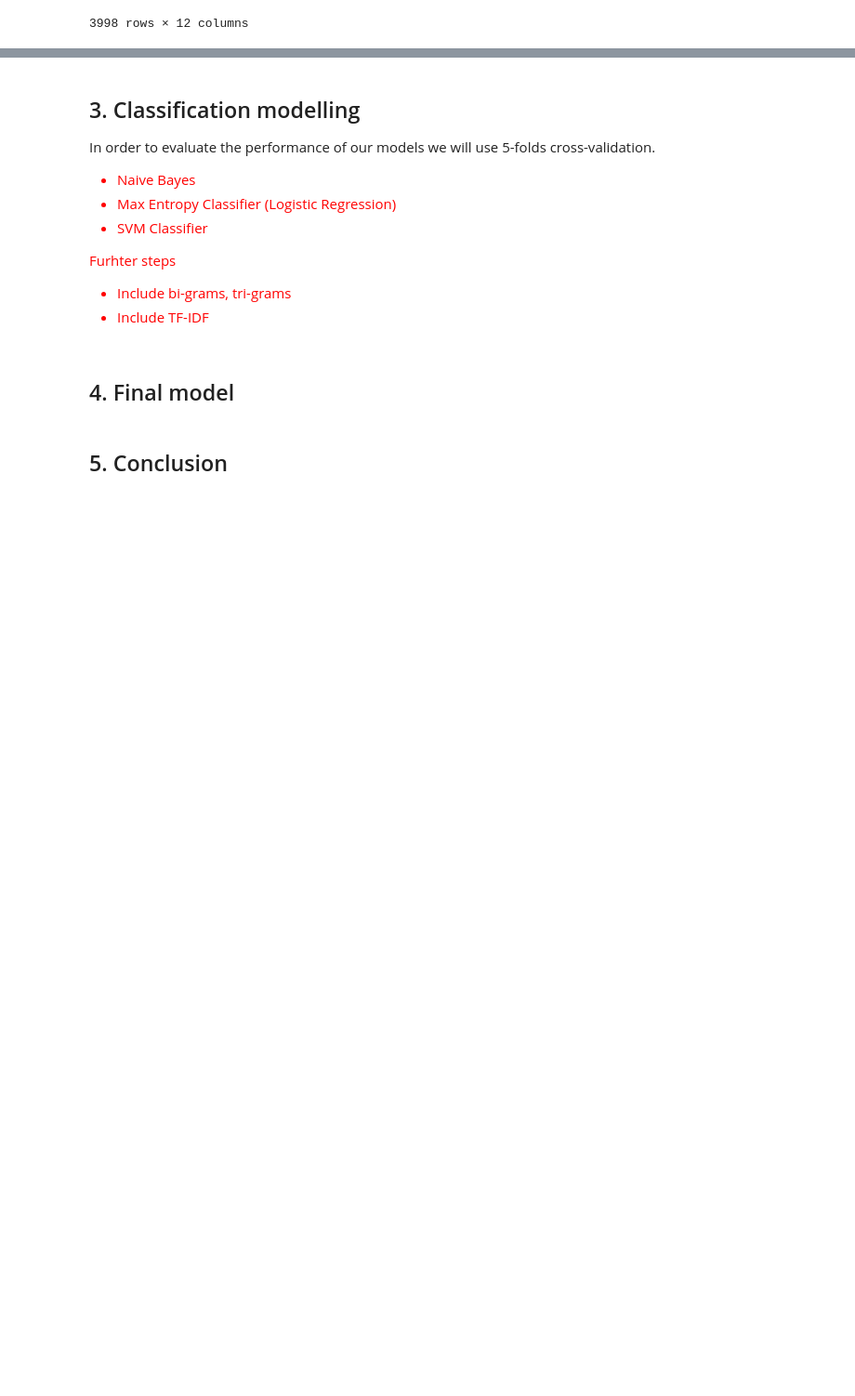
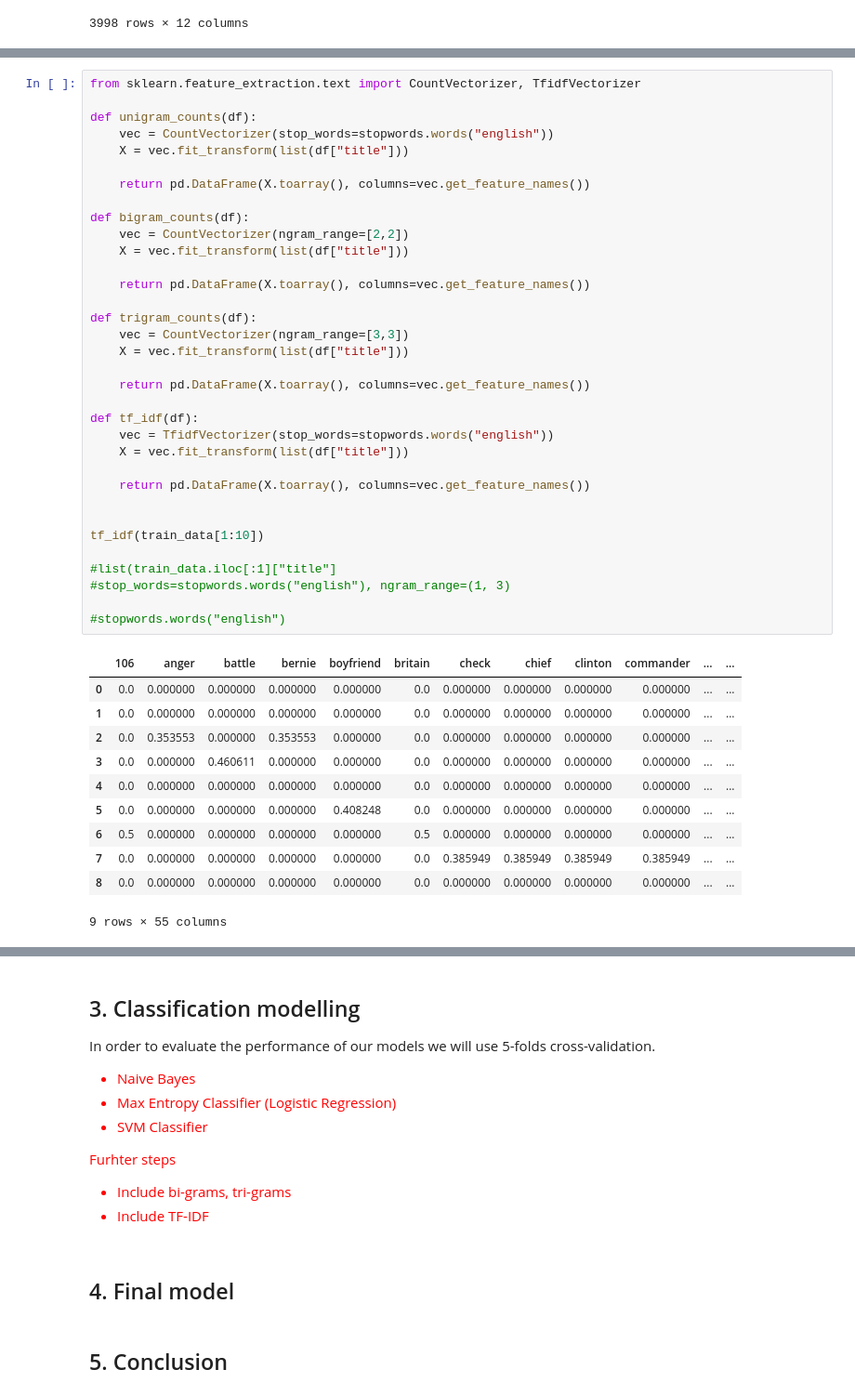
Before and after one commit to cutendorf/NLP-Fakenews, a Jupyter notebook: NLP-Fakenews_ChristineDan.ipynb, the cells around one changed output, grey strips where cells are left out. Shown at 93% size. Drawn from its saved outputs; the diff is of its cells as text; blank space fills up the shorter version.

```diff
--- a/NLP-Fakenews_ChristineDan.ipynb
+++ b/NLP-Fakenews_ChristineDan.ipynb
@@ -326,0 +354,46 @@ with_pos_tags
+# %%
+from sklearn.feature_extraction.text import CountVectorizer, TfidfVectorizer
+
+def unigram_counts(df):
+    vec = CountVectorizer(stop_words=stopwords.words("english"))
+    X = vec.fit_transform(list(df["title"]))
+
+    return pd.DataFrame(X.toarray(), columns=vec.get_feature_names())
+
+def bigram_counts(df):
+    vec = CountVectorizer(ngram_range=[2,2])
+    X = vec.fit_transform(list(df["title"]))
+
+    return pd.DataFrame(X.toarray(), columns=vec.get_feature_names())
+
+def trigram_counts(df):
+    vec = CountVectorizer(ngram_range=[3,3])
+    X = vec.fit_transform(list(df["title"]))
+
+    return pd.DataFrame(X.toarray(), columns=vec.get_feature_names())
+
+def tf_idf(df):
+    vec = TfidfVectorizer(stop_words=stopwords.words("english"))
+    X = vec.fit_transform(list(df["title"]))
+
+    return pd.DataFrame(X.toarray(), columns=vec.get_feature_names())
+
+
+tf_idf(train_data[1:10])
+
+#list(train_data.iloc[:1]["title"]
+#stop_words=stopwords.words("english"), ngram_range=(1, 3)
+
+#stopwords.words("english")
+# %% [output]
+|  | 106 | anger | battle | bernie | boyfriend | britain | check | chief | clinton | commander | ... | ... |
+| 0 | 0.0 | 0.000000 | 0.000000 | 0.000000 | 0.000000 | 0.0 | 0.000000 | 0.000000 | 0.000000 | 0.000000 | ... | ... |
+| 1 | 0.0 | 0.000000 | 0.000000 | 0.000000 | 0.000000 | 0.0 | 0.000000 | 0.000000 | 0.000000 | 0.000000 | ... | ... |
+| 2 | 0.0 | 0.353553 | 0.000000 | 0.353553 | 0.000000 | 0.0 | 0.000000 | 0.000000 | 0.000000 | 0.000000 | ... | ... |
+| 3 | 0.0 | 0.000000 | 0.460611 | 0.000000 | 0.000000 | 0.0 | 0.000000 | 0.000000 | 0.000000 | 0.000000 | ... | ... |
+| 4 | 0.0 | 0.000000 | 0.000000 | 0.000000 | 0.000000 | 0.0 | 0.000000 | 0.000000 | 0.000000 | 0.000000 | ... | ... |
+| 5 | 0.0 | 0.000000 | 0.000000 | 0.000000 | 0.408248 | 0.0 | 0.000000 | 0.000000 | 0.000000 | 0.000000 | ... | ... |
+| 6 | 0.5 | 0.000000 | 0.000000 | 0.000000 | 0.000000 | 0.5 | 0.000000 | 0.000000 | 0.000000 | 0.000000 | ... | ... |
+| 7 | 0.0 | 0.000000 | 0.000000 | 0.000000 | 0.000000 | 0.0 | 0.385949 | 0.385949 | 0.385949 | 0.385949 | ... | ... |
+| 8 | 0.0 | 0.000000 | 0.000000 | 0.000000 | 0.000000 | 0.0 | 0.000000 | 0.000000 | 0.000000 | 0.000000 | ... | ... |
+9 rows × 55 columns
```
Also changed, not shown: parts of 2 cells of this notebook.
